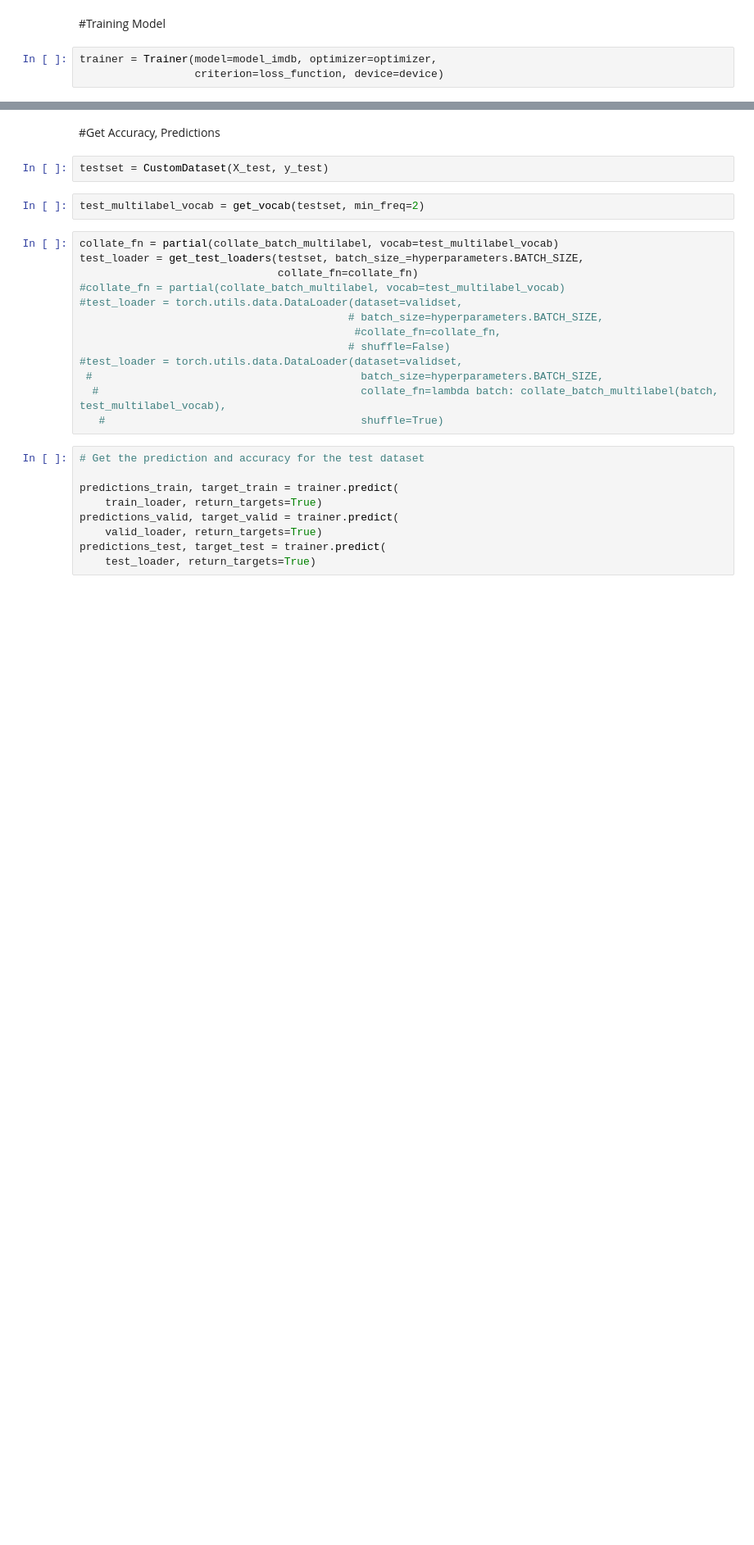
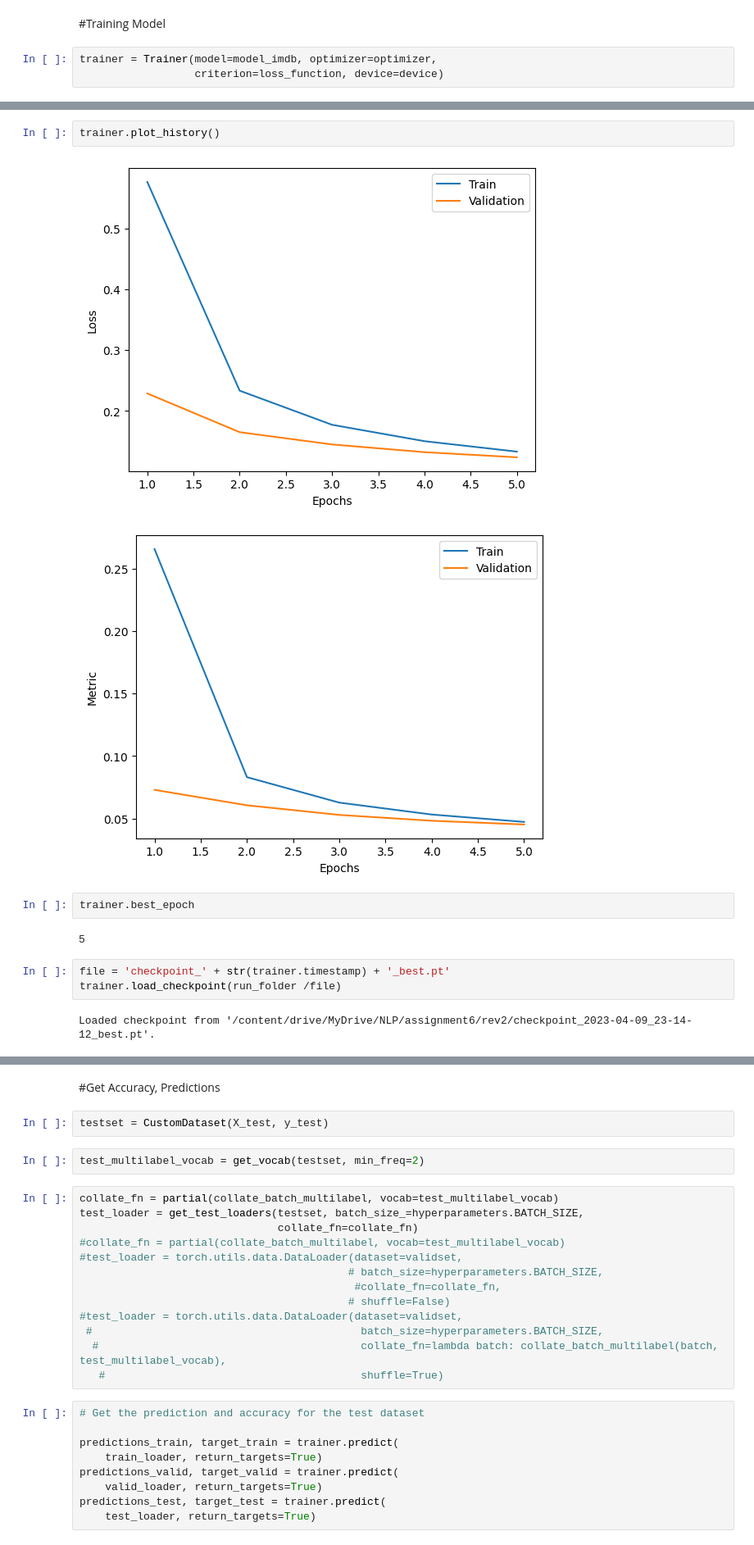
Before and after one commit to parimalakettymuthu/SupervisedLearning-ML-Projects, a Jupyter notebook: MultiLabel_Classification_NLP.ipynb, the cells around one changed output, grey strips where cells are left out. Shown: that part at 82% size. Saved outputs shown, nothing was run; the diff lists cells and outputs as text; blank space fills up the shorter version.

```diff
--- a/MultiLabel_Classification_NLP.ipynb
+++ b/MultiLabel_Classification_NLP.ipynb
@@ -355,0 +338,14 @@ Epoch 5/5 - Val Loss: 0.1201, Val Metric: 0.0438, Val Time: 0:00:00.958741
+# %%
+trainer.plot_history()
+# %% [output]
+[figure, added]
+[figure, added]
+# %%
+trainer.best_epoch
+# %% [output]
+5
+# %%
+file = 'checkpoint_' + str(trainer.timestamp) + '_best.pt'
+trainer.load_checkpoint(run_folder /file)
+# %% [output]
+Loaded checkpoint from '/content/drive/MyDrive/NLP/assignment6/rev2/checkpoint_2023-04-09_23-14-12_best.pt'.
```
Also changed, not shown: parts of 12 cells of this notebook.
